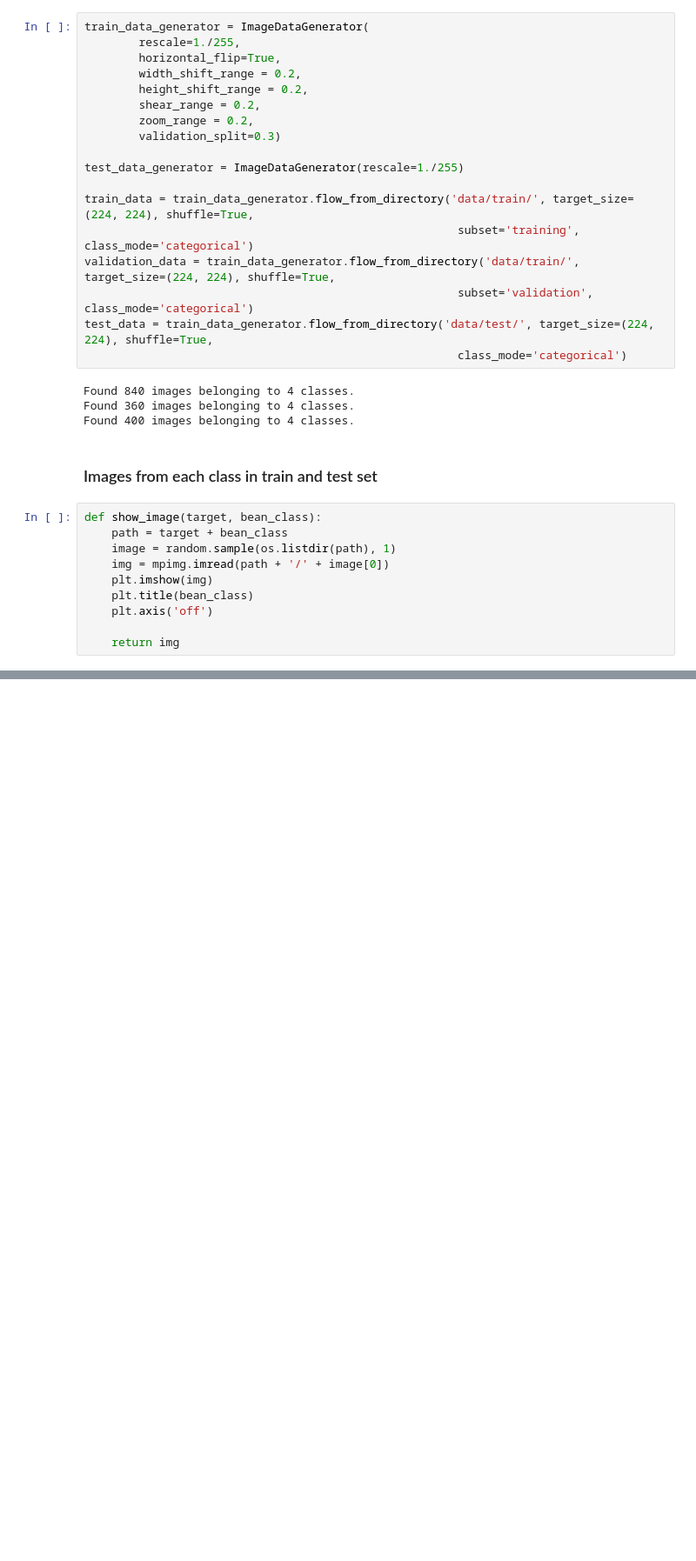
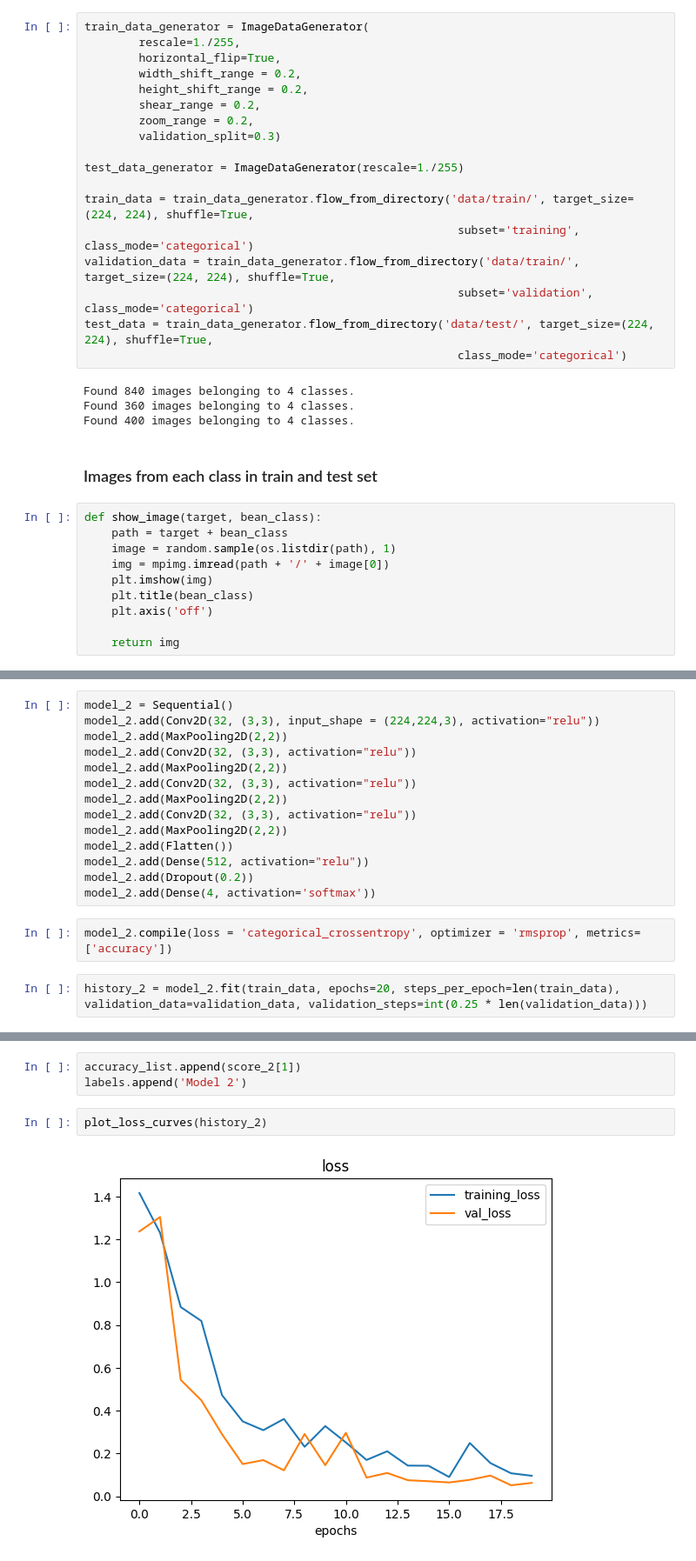
Before and after one commit to tea561/ML, a Jupyter notebook: Projekat3/proj3.ipynb, the cells around one changed output, grey strips where cells are left out. Shown at 87% size. Saved outputs shown, nothing was run; the diff lists cells and outputs as text; blank space fills up the shorter version.

```diff
--- a/Projekat3/proj3.ipynb
+++ b/Projekat3/proj3.ipynb
@@ -258,0 +250,18 @@ hist = model.fit(train_data, steps_per_epoch = len(train_data), validation_data
+# %%
+model_2 = Sequential()
+model_2.add(Conv2D(32, (3,3), input_shape = (224,224,3), activation="relu"))
+model_2.add(MaxPooling2D(2,2))
+model_2.add(Conv2D(32, (3,3), activation="relu"))
+model_2.add(MaxPooling2D(2,2))
+model_2.add(Conv2D(32, (3,3), activation="relu"))
+model_2.add(MaxPooling2D(2,2))
+model_2.add(Conv2D(32, (3,3), activation="relu"))
+model_2.add(MaxPooling2D(2,2))
+model_2.add(Flatten())
+model_2.add(Dense(512, activation="relu"))
+model_2.add(Dropout(0.2))
+model_2.add(Dense(4, activation='softmax'))
+# %%
+model_2.compile(loss = 'categorical_crossentropy', optimizer = 'rmsprop', metrics=['accuracy'])
+# %%
+history_2 = model_2.fit(train_data, epochs=20, steps_per_epoch=len(train_data), validation_data=validation_data, validation_steps=int(0.25 * len(validation_data)))
@@ -258,0 +290,7 @@ hist = model.fit(train_data, steps_per_epoch = len(train_data), validation_data
+# %%
+accuracy_list.append(score_2[1])
+labels.append('Model 2')
+# %%
+plot_loss_curves(history_2)
+# %% [output]
+[figure, added]
```
Also changed, not shown: parts of 40 cells of this notebook.
